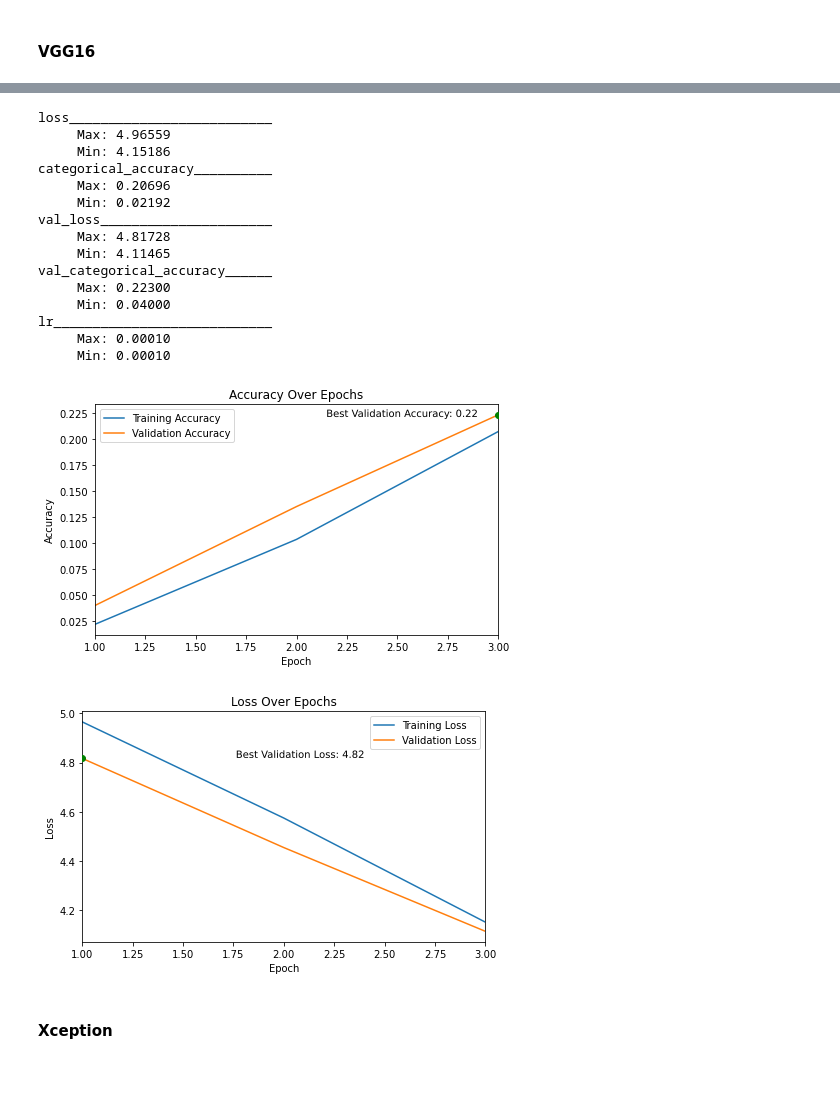
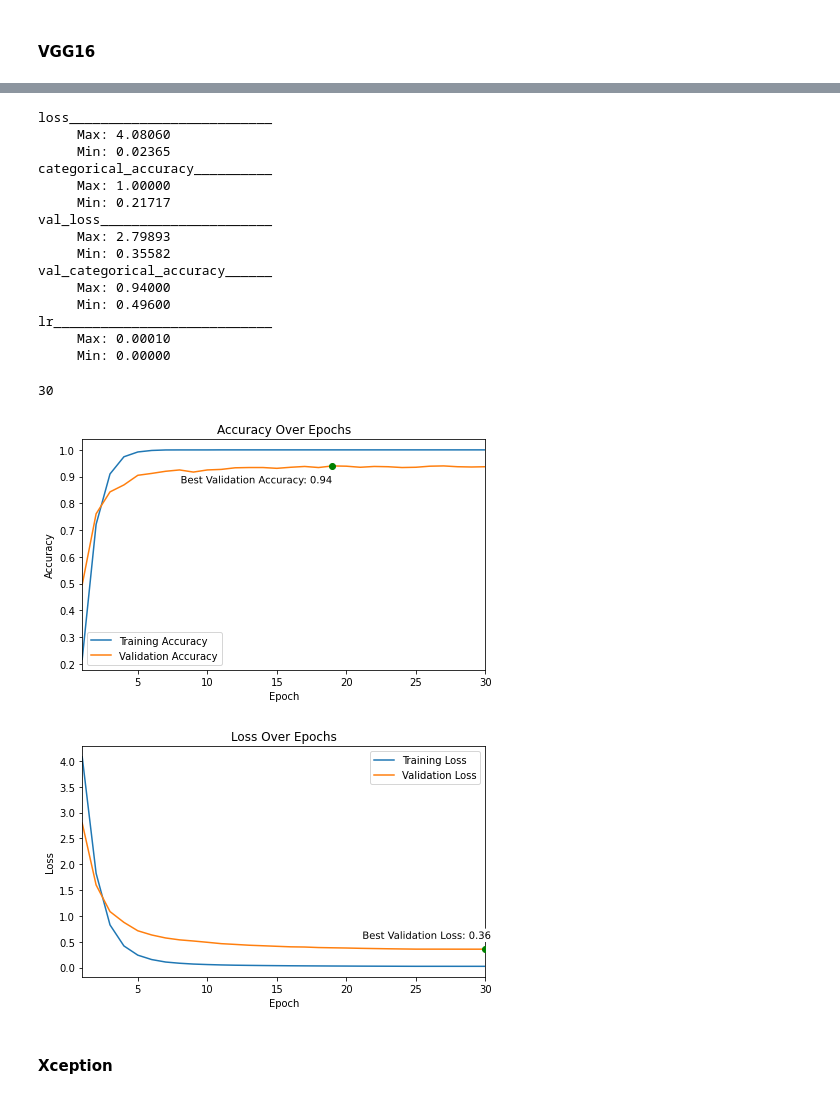
Before and after one commit to LinkWentz/whos-that-pokemon, a Jupyter notebook: pokemon_classification.ipynb, the cells around one changed output, grey strips where cells are left out. Cells and saved outputs as stored; diff of their text form; code cells hidden in the pictures.

Commit message:
Tune models

```diff
--- a/pokemon_classification.ipynb
+++ b/pokemon_classification.ipynb
@@ -19,7 +17,7 @@ tf.compat.v1.disable_eager_execution()
 # %% [markdown]
 ### Global Parameters
 # %%
-EPOCHS = 3
+EPOCHS = 30
 IMAGE_SIZE = (224, 224)
 PKMN_DIRECTORY = 'C:/temp/PokemonData'
 PLOT_DIRECTORY = 'Plots'
@@ -236,7 +245,7 @@ def plot_training_history(metric_history, val_metric_history,
     epochs = len(metric_history)
     # Find which epoch the selected value for the selected metric was reached.
     best_val_metric_bool_idx = val_metric_history == best(val_metric_history)
-    best_val_metric_x = np.arange(epochs)[best_val_metric_bool_idx] + 1
+    best_val_metric_x = np.arange(epochs)[best_val_metric_bool_idx][0] + 1
     # Plot Content
     lines.append(ax.plot(np.arange(epochs) + 1, metric_history))
     lines.append(ax.plot(np.arange(epochs) + 1, val_metric_history))
@@ -354,5 +363,6 @@ def build_model(application, output_count = 2, input_shape = (*IMAGE_SIZE, 3),
 # %% [markdown]
 #### VGG16
 # %%
-vgg16_model = build_model(keras.applications.VGG16, output_count = CLASS_COUNT)
+vgg16_model = build_model(keras.applications.VGG16, output_count = CLASS_COUNT,
+    dense_count = 512)
 # %% [output]
@@ -383,7 +393,7 @@ checkpoint = keras.callbacks.ModelCheckpoint('models/vgg16_model_best',
 plateau_handling = keras.callbacks.ReduceLROnPlateau(
     monitor = 'val_categorical_accuracy', patience = 5, factor = 0.1)
 
-vgg16_model_history = vgg16_model.fit(train_flow, epochs = EPOCHS,
-    validation_data = (X_test, Y_test),
+vgg16_model_history = vgg16_model.fit(X_train, Y_train, epochs = EPOCHS,
+    validation_data = (X_test, Y_test), batch_size = 40,
     callbacks = [checkpoint, plateau_handling])
 # %% [output]
@@ -398,38 +420,42 @@ Epoch 3/3
 print_training_stats(vgg16_model_history)
 # %% [output]
 loss__________________________
-     Max: 4.96559
-     Min: 4.15186
+     Max: 4.08060
+     Min: 0.02365
 categorical_accuracy__________
-     Max: 0.20696
-     Min: 0.02192
+     Max: 1.00000
+     Min: 0.21717
 val_loss______________________
-     Max: 4.81728
-     Min: 4.11465
+     Max: 2.79893
+     Min: 0.35582
 val_categorical_accuracy______
-     Max: 0.22300
-     Min: 0.04000
+     Max: 0.94000
+     Min: 0.49600
 lr____________________________
      Max: 0.00010
-     Min: 0.00010
+     Min: 0.00000
+# %%
+len(vgg16_model_history.history['val_categorical_accuracy'])
+# %% [output]
+30
 # %%
 plot_training_history(
     vgg16_model_history.history['categorical_accuracy'],
     vgg16_model_history.history['val_categorical_accuracy'],
     metric_name = 'Accuracy', higher_is_better = True,
-    best_label_offset = (-0.1, -0.002),
+    best_label_offset = (-0.01, -0.065),
     save_name = 'vgg16_model_accuracy.jpg')
 # %% [output]
-[figure, old version]
+[figure, new version]
 # %%
 plot_training_history(
     vgg16_model_history.history['loss'],
     vgg16_model_history.history['val_loss'],
-    metric_name = 'Loss', higher_is_better = True,
-    best_label_offset = (1.4, 0.002),
+    metric_name = 'Loss', higher_is_better = False,
+    best_label_offset = (0.4, 0.2),
     save_name = 'vgg16_model_loss.jpg')
 # %% [output]
-[figure, old version]
+[figure, new version]
 # %% [markdown]
 #### Xception
 # %%
```
Also changed, not shown: parts of 19 cells of this notebook.
